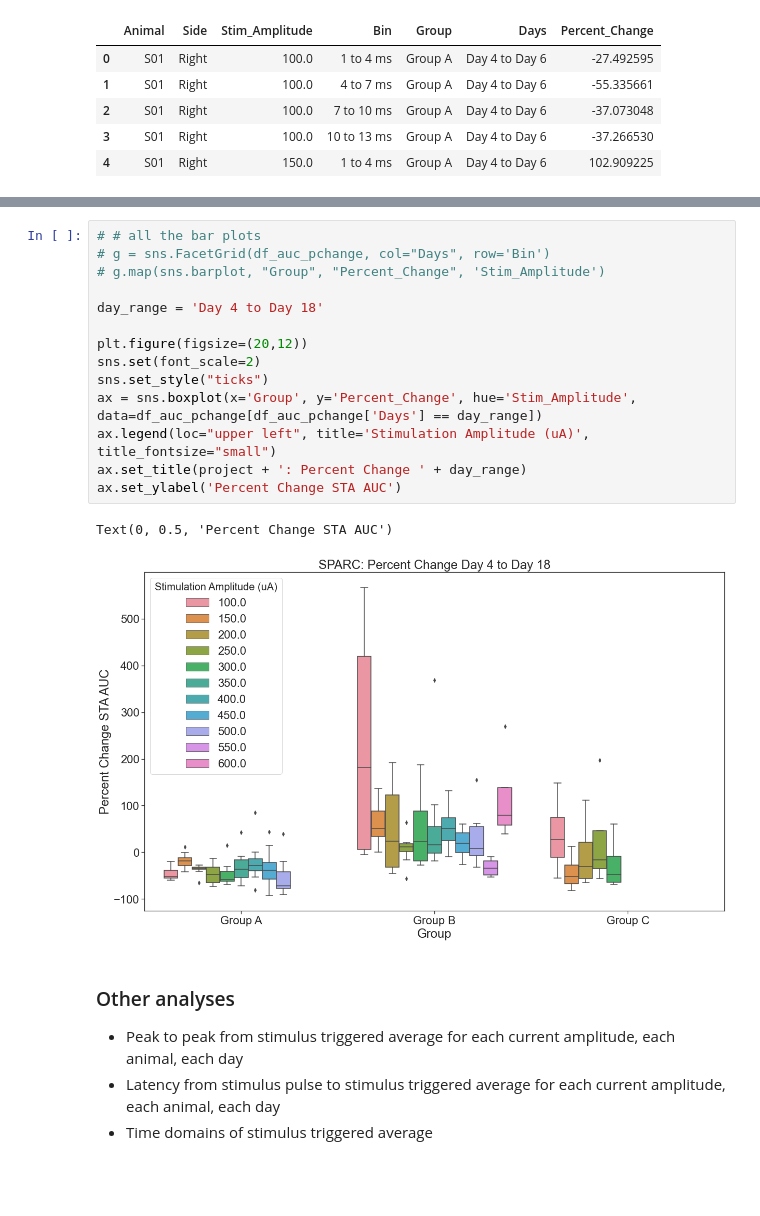
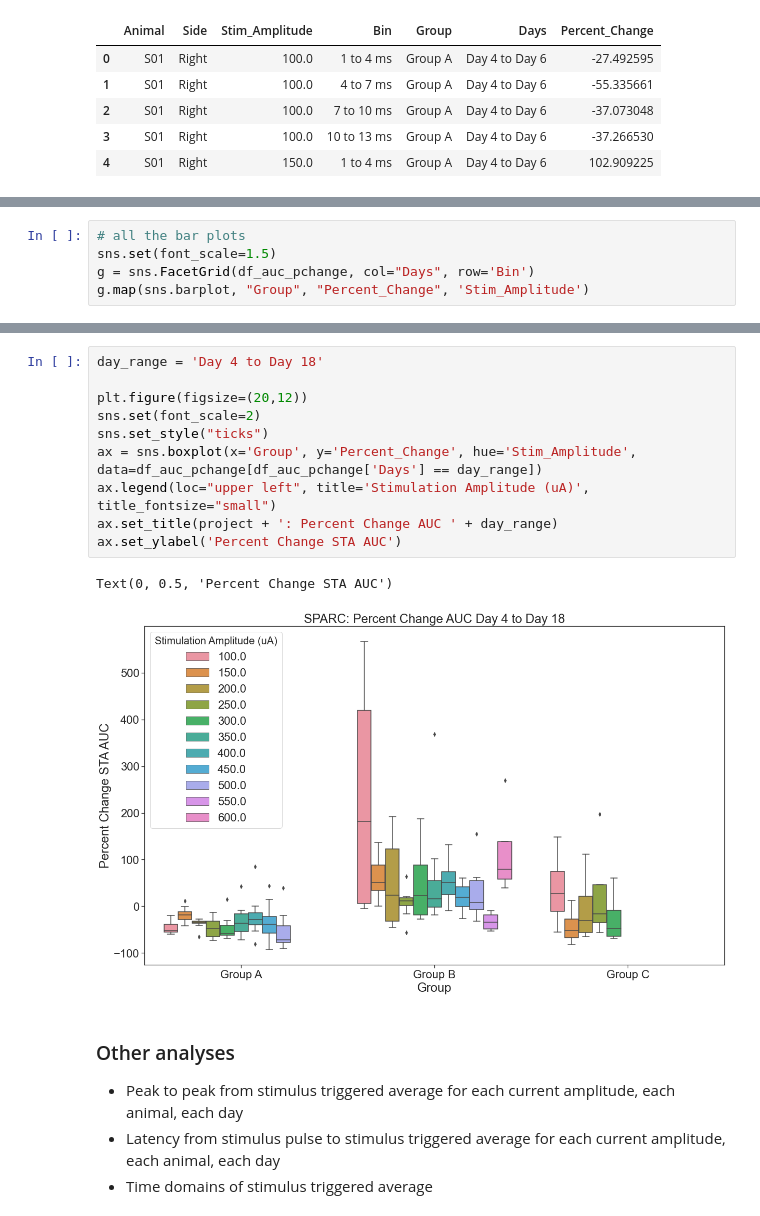
Before and after one commit to IanGMalone/Evoked_Potential_Analysis, a Jupyter notebook: Motor Evoked Potential Analyses.ipynb, the cells around one changed output, grey strips where cells are left out. Saved outputs shown, nothing was run; the diff lists cells and outputs as text; blank space fills up the shorter version.

Commit message:
Quick and dirty changes for plots and dataframes

```diff
--- a/Motor Evoked Potential Analyses.ipynb
+++ b/Motor Evoked Potential Analyses.ipynb
@@ -239,0 +295,5 @@ df_auc_pchange.head()
+# %%
+# all the bar plots
+sns.set(font_scale=1.5)
+g = sns.FacetGrid(df_auc_pchange, col="Days", row='Bin')
+g.map(sns.barplot, "Group", "Percent_Change", 'Stim_Amplitude')
@@ -240,20 +303,16 @@ df_auc_pchange.head()
 # %%
-# # all the bar plots
-# g = sns.FacetGrid(df_auc_pchange, col="Days", row='Bin')
-# g.map(sns.barplot, "Group", "Percent_Change", 'Stim_Amplitude')
-
 day_range = 'Day 4 to Day 18'
 
 plt.figure(figsize=(20,12))
 sns.set(font_scale=2)
 sns.set_style("ticks")
 ax = sns.boxplot(x='Group', y='Percent_Change', hue='Stim_Amplitude', data=df_auc_pchange[df_auc_pchange['Days'] == day_range])
 ax.legend(loc="upper left", title='Stimulation Amplitude (uA)', title_fontsize="small")
-ax.set_title(project + ': Percent Change ' + day_range)
+ax.set_title(project + ': Percent Change AUC ' + day_range)
 ax.set_ylabel('Percent Change STA AUC')
 # %% [output]
 Text(0, 0.5, 'Percent Change STA AUC')
-[figure, old version]
+[figure, new version]
 # %% [markdown]
 ### Other analyses
 
```
Also changed, not shown: parts of 3 cells of this notebook.
